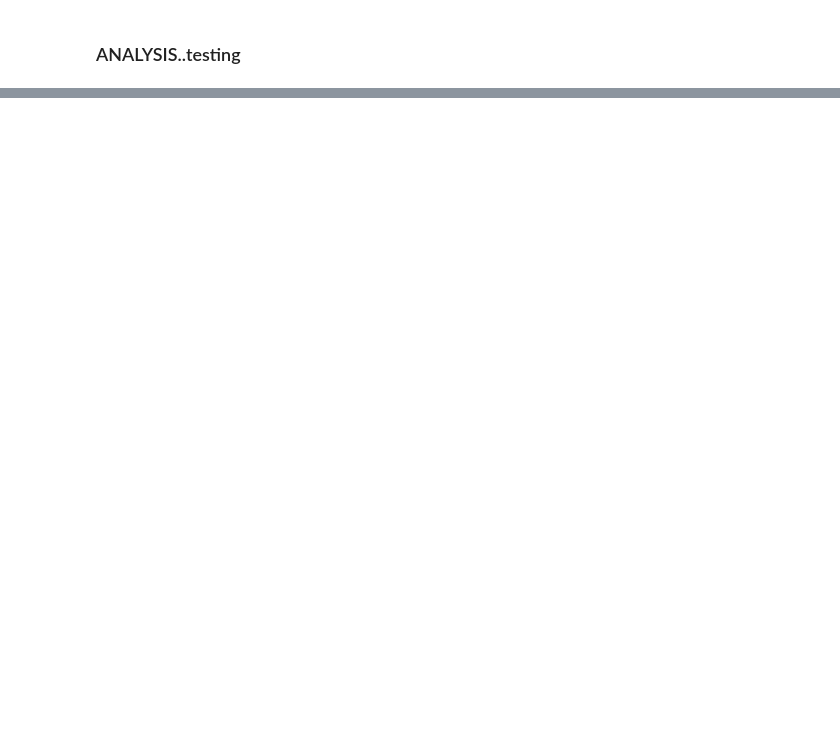
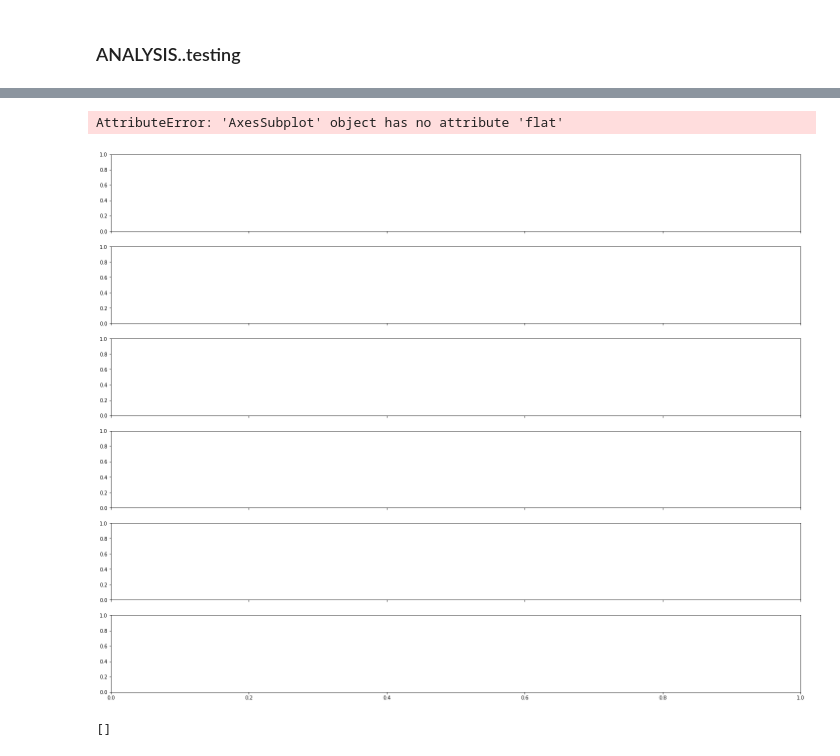
Before and after one commit to meganmason/jlabs, a Jupyter notebook: 3m_analysis/3m_analysis.ipynb, the cells around one changed output, grey strips where cells are left out. Drawn from its saved outputs; the diff is of its cells as text; code cells hidden in the pictures; blank space fills up the shorter version.

```diff
--- a/3m_analysis/3m_analysis.ipynb
+++ b/3m_analysis/3m_analysis.ipynb
@@ -264,0 +294,66 @@ for column in df_h:
+# %%
+#multiple plots
+
+fDate_list=[]
+fig,ax = plt.subplots(6, 1, sharex=True, sharey=True, figsize=(25,20))
+ax = plt.gca()
+
+
+years = list(range(2013,2015)) # 2013-2018
+
+
+for axs in ax.flat:
+    for year in sorted(years):
+        flist = []
+        flist_yr = glob.glob(base_path + depth_3m_path.format(year))
+        flist.extend(flist_yr) #.append adds list to lists (ie multiple lists), .extend tacks on to og list (ie one list)
+        print('number of input files:', len(flist))
+
+
+
+        for i,f in enumerate(sorted(flist)): #[:3]):
+            fDate = flight_date(f) #class datetime.date type
+            fDate_list.append(fDate.strftime('%m-%d'))
+        #     print('fDate is:', fDate, 'type is:', type(fDate))
+            d = io.imread(f)
+            v = values_flat(d, zeros=False, mask_array = mask, mask_value=np.max(mask)) #zeros=False is default...
+        #     print(fDate.strftime('%Y'))#%m%d'))
+            axs.boxplot(v, sym='', positions=[i])#, labels=[fDate.strftime('%Y%m%d')])
+
+        axs.set_xlim((-.5,len(flist))) #doesn't cut off left side, and is as long as # of files
+        axs.set_xticks(range(i+1))
+        axs.set_xticklabels(fDate_list, fontsize = fs_axes)
+        # axs.set_xticklabels(fDate_list)
+        axs.set_title(fDate.strftime('%Y'), fontsize=fs_titles)
+
+        for ax in fig.get_axes():
+
+            ax.grid(which='major')
+        #     ax.minorticks_on()
+        #     ax.grid(which='minor', ls='--')
+            ax.grid(which='major', axis='x', ls='-', lw=1.5, c='darkGrey')
+
+# plt.savefig('/home/meganmason/Documents/projects/thesis/figures/working/boxplot_{}.png'.format(fDate.strftime('%Y')), dpi=300)
+plt.show()
+
+#~~~~~~~~~~~~~~~~~~~~~~~~~~~~~~~~~~~~~~~~~~~~~~~~~~~~~~~~~~~~
+z=0
+
+# plt.figure(figsize = (50, 20))
+fig,axs=plt.subplots(2,3,figsize = (10, 5))
+
+
+for ax in axs.flat:
+    arr=np.random.rand(10, 10)
+    im = ax.imshow(arr, cmap = 'Blues', vmax=.6)
+
+    ax.set_title('{}'.format(yrs[z]))
+
+    z+=1
+# %% [output]
+AttributeError: 'AxesSubplot' object has no attribute 'flat'
+[figure, added]
+# %%
+print(fDate_list)
+# %% [output]
+[]
```
Also changed, not shown: parts of 20 cells of this notebook, 1 other file.
